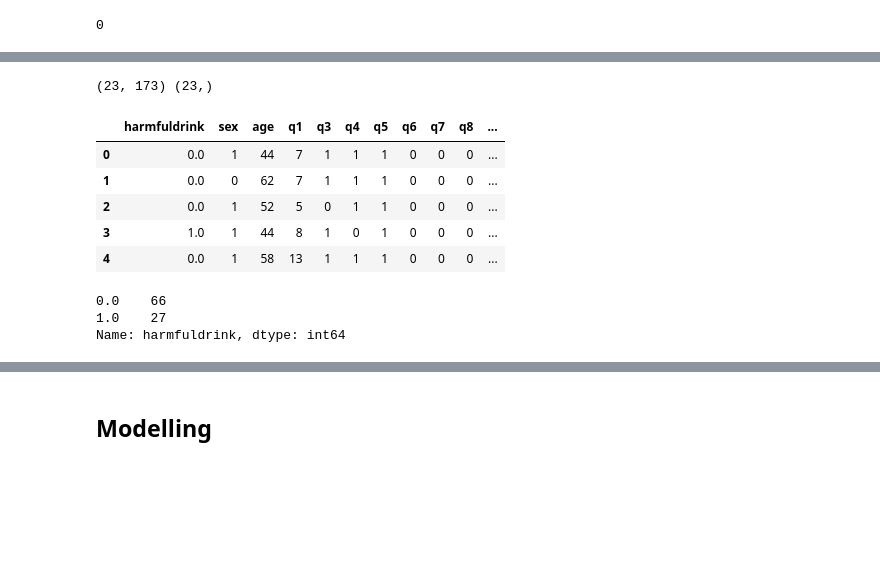
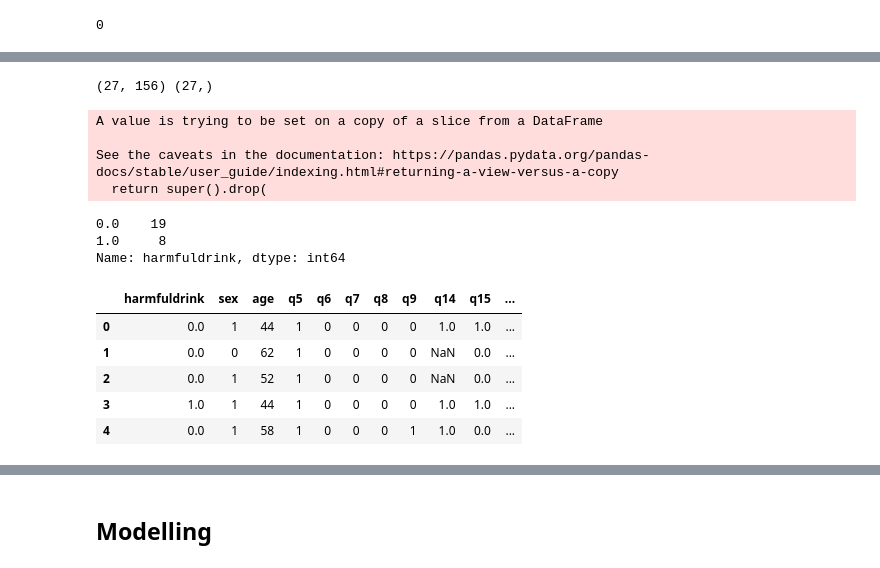
Before and after one commit to prathikr/CAIS-Liver-Transplant, a Jupyter notebook: mvp.ipynb, the cells around one changed output, grey strips where cells are left out. Cells and saved outputs as stored; diff of their text form; code cells hidden in the pictures; blank space fills up the shorter version.

```diff
--- a/mvp.ipynb
+++ b/mvp.ipynb
@@ -55,8 +59,11 @@ include_feature_selection = True
 #include_upsampling = True
 include_upsampling = False
 
-validation_centers = ['rand', 0.2] # choose from: 1-12 inclusive or ['rand', x]
-#validation_centers = [8,9] # choose from: 1-12 inclusive or ['rand', x]
+#validation_centers = ['rand', 0.2, 'drop'] # choose from: 1-12 inclusive or ['rand', x, 'one-hot' or 'drop']
+#validation_centers = ['rand', 0.2, 'one-hot'] # choose from: 1-12 inclusive or ['rand', x, 'one-hot' or 'drop']
+#validation_centers = [] # choose from: 1-12 inclusive or ['rand', x, 'one-hot' or 'drop']
+validation_centers = [8,9] # choose from: 1-12 inclusive or ['rand', x, 'one-hot' or 'drop']
+#validation_centers = [9,11] # choose from: 1-12 inclusive or ['rand', x, 'one-hot' or 'drop']
 # %% [markdown]
 ## Data Pre-Processing
 # %%
@@ -78,8 +85,9 @@ question_data.shape
 # %% [output]
 (205, 201)
 # %%
-# drop correlated rows based on Brian/Norah's input
-cols_to_drop = ['q32','q91','q96','q99','q118','q119','q122','q124','q143','q156','q159','q166','q176','q187']
-question_data.drop(inplace=True, columns=cols_to_drop) # remove merging variables
+# drop correlated & irrelevant rows based on Brian/Norah's input
+corr_cols = ['q32','q91','q96','q99','q118','q119','q122','q124','q143','q156','q159','q166','q176','q187']
+irr_cols = ['q1','q3','q4','q10','q18','q19','q22','q141','q198']
+question_data.drop(inplace=True, columns=corr_cols+irr_cols) # remove merging variables
 question_data.shape
 # %% [output]
@@ -202,7 +226,7 @@ combined.shape
 # %%
 # one-hot encode categorical features
 
-categorical_vars = ['q2','q12','q13','q24','q128','q190']
+categorical_vars = ['q2','q12','q13','q21','q24','q71','q128','q160','q190']
 
 for c_v in categorical_vars:
     if c_v in list(combined.columns):
@@ -211,5 +235,6 @@ for c_v in categorical_vars:
         combined = combined.drop(c_v, axis = 1)
         combined = combined.join(one_hot)
 
+print(combined.shape)
 combined.head()
 # %% [output]
@@ -253,46 +279,49 @@ combined.to_csv('./data/data_final.csv') # checkpoint data
 # %%
 if len(validation_centers) != 0:
     if validation_centers[0] == 'rand':
-        # one-hot encode center variable
-        one_hot = pd.get_dummies(combined['center'], prefix='center')
-        combined = combined.drop('center', axis = 1)
-        combined = combined.join(one_hot)
+        if validation_centers[2] == 'one-hot':
+            # one-hot encode center variable
+            one_hot = pd.get_dummies(combined['center'], prefix='center')
+            combined = combined.drop('center', axis=1)
+            combined = combined.join(one_hot)
+        elif validation_centers[2] == 'drop':
+            combined.drop(columns=['center'], inplace=True) # drop center variable
 
-        #combined.drop(columns=['center'], inplace=True) # drop center variable
-
-        msk = np.random.rand(len(combined)) < validation_centers[1]
-        val = combined[msk] # reserve a percentage of rows randomly
-        combined = combined[~msk]
+        train, val = train_test_split(combined, test_size=validation_centers[1], random_state=s) # reserve a percentage of rows randomly
     else:
         val = combined.loc[combined['center'].isin(validation_centers)] # reserve validation centers from list
-        combined = combined.loc[~combined['center'].isin(validation_centers)] # remove centers from list
+        train = combined.loc[~combined['center'].isin(validation_centers)] # remove centers from list
 
         val.drop(columns=['center'], inplace=True)
-        combined.drop(columns=['center'], inplace=True)
+        train.drop(columns=['center'], inplace=True)
 
     val_X = val.drop(columns=[outcome]) # extract predictors
     val_y = val[outcome] # extract outcome
     print(val_X.shape, val_y.shape)
+else:
+    train = combined.copy()
 # %% [output]
-(23, 173) (23,)
+(27, 156) (27,)
+A value is trying to be set on a copy of a slice from a DataFrame
+
+See the caveats in the documentation: https://pandas.pydata.org/pandas-docs/stable/user_guide/indexing.html#returning-a-view-versus-a-copy
+  return super().drop(
 # %%
 if len(validation_centers) != 0:
-    val_y.value_counts()
+    print(val_y.value_counts())
+# %% [output]
+0.0    19
+1.0     8
+Name: harmfuldrink, dtype: int64
 # %%
-combined.head() # see if one-hot encoding or dropping of center worked
+train.head() # see if one-hot encoding or dropping of center worked
 # %% [output]
-|  | harmfuldrink | sex | age | q1 | q3 | q4 | q5 | q6 | q7 | q8 | ... |
-| 0 | 0.0 | 1 | 44 | 7 | 1 | 1 | 1 | 0 | 0 | 0 | ... |
-| 1 | 0.0 | 0 | 62 | 7 | 1 | 1 | 1 | 0 | 0 | 0 | ... |
-| 2 | 0.0 | 1 | 52 | 5 | 0 | 1 | 1 | 0 | 0 | 0 | ... |
-| 3 | 1.0 | 1 | 44 | 8 | 1 | 0 | 1 | 0 | 0 | 0 | ... |
-| 4 | 0.0 | 1 | 58 | 13 | 1 | 1 | 1 | 0 | 0 | 0 | ... |
+|  | harmfuldrink | sex | age | q5 | q6 | q7 | q8 | q9 | q14 | q15 | ... |
+| 0 | 0.0 | 1 | 44 | 1 | 0 | 0 | 0 | 0 | 1.0 | 1.0 | ... |
+| 1 | 0.0 | 0 | 62 | 1 | 0 | 0 | 0 | 0 | NaN | 0.0 | ... |
+| 2 | 0.0 | 1 | 52 | 1 | 0 | 0 | 0 | 0 | NaN | 0.0 | ... |
+| 3 | 1.0 | 1 | 44 | 1 | 0 | 0 | 0 | 0 | 1.0 | 1.0 | ... |
+| 4 | 0.0 | 1 | 58 | 1 | 0 | 0 | 0 | 1 | 1.0 | 0.0 | ... |
-# %%
-combined[outcome].value_counts() # print outcome values of training set before upsampling
-# %% [output]
-0.0    66
-1.0    27
-Name: harmfuldrink, dtype: int64
 # %%
 # upsample minority class ***in training data only*** to combat outcome class imbalance and small dataset
 
```
Also changed, not shown: parts of 28 cells of this notebook.
